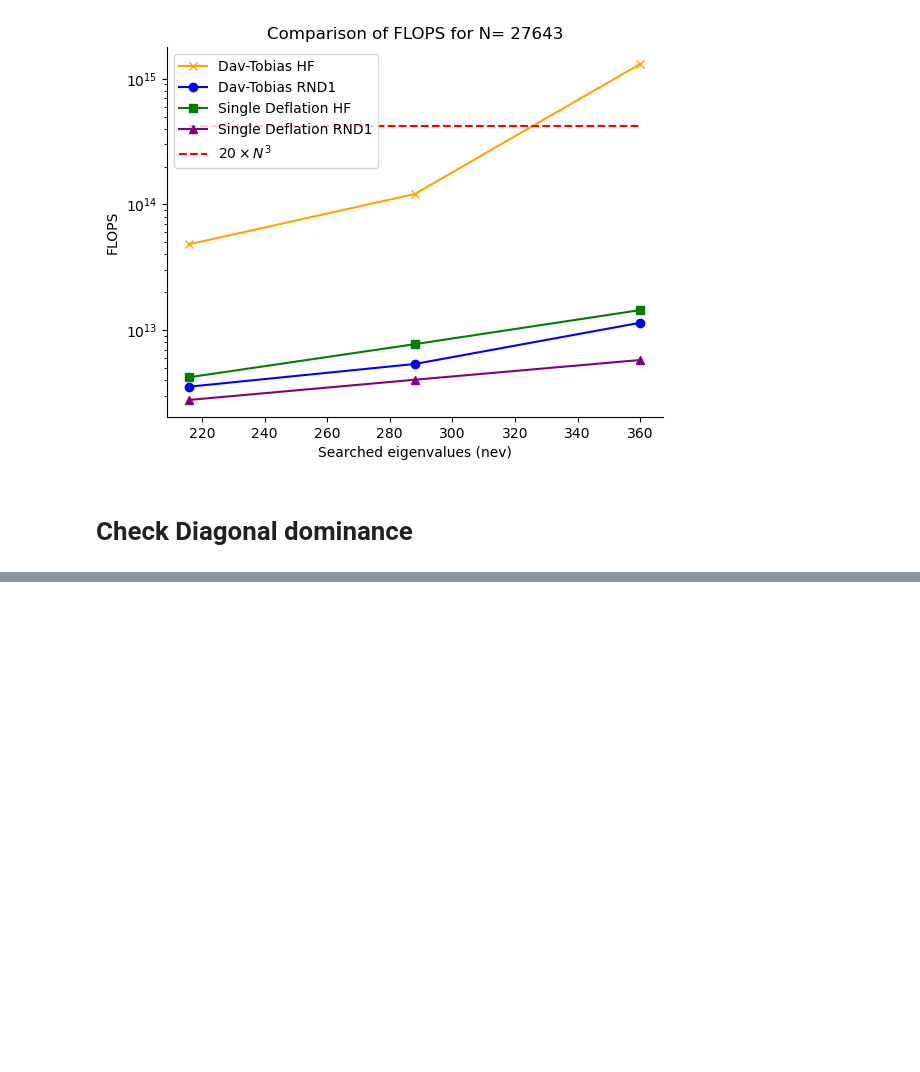
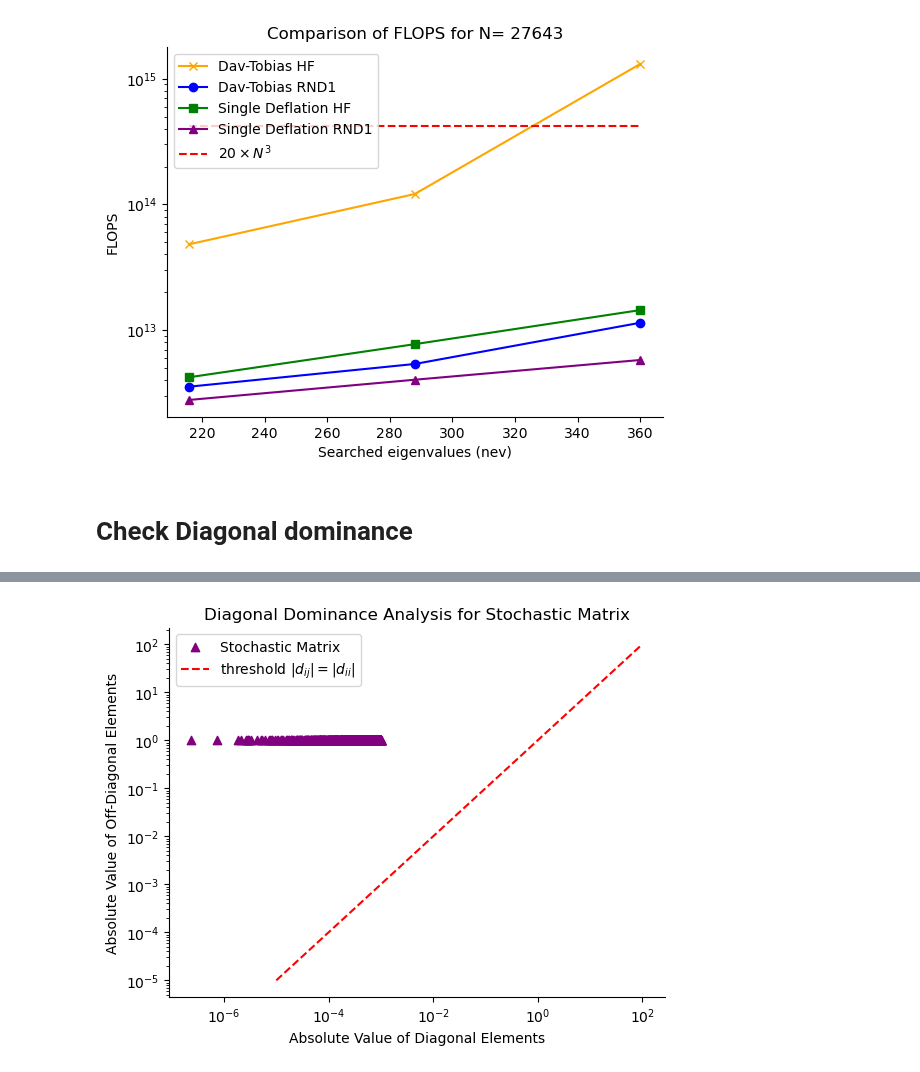
Before and after one commit to framere/Final_codes_MA, a Jupyter notebook: plot_comp_time.ipynb, the cells around one changed output, grey strips where cells are left out. Saved outputs shown, nothing was run; the diff lists cells and outputs as text; code cells hidden in the pictures; blank space fills up the shorter version.

```diff
--- a/plot_comp_time.ipynb
+++ b/plot_comp_time.ipynb
@@ -142,0 +167,17 @@ plt.savefig("Diagonal_Dominance.png", dpi=300, bbox_inches='tight')
+# %%
+# stochstic matrix data
+stochstic_data = read_diagonal_analysis("stochastic_matrix.txt")
+
+plt.figure()
+plt.scatter(stochstic_data[:, 0], stochstic_data[:, 1], label='Stochastic Matrix', color='purple', marker='^')
+plt.xlabel('Absolute Value of Diagonal Elements')
+plt.ylabel('Absolute Value of Off-Diagonal Elements')
+plt.plot([0.00001, 100], [0.00001, 100], color='red', linestyle='--', label='threshold $|d_{ij}| = |d_{ii}|$')
+plt.xscale('log')
+plt.yscale('log')
+plt.title('Diagonal Dominance Analysis for Stochastic Matrix')
+plt.legend()
+sns.despine()
+plt.savefig("Diagonal_Dominance_stochstic.png", dpi=300, bbox_inches='tight')
+# %% [output]
+[figure, added]
```
Also changed, not shown: parts of 4 cells of this notebook, 3 other files.
